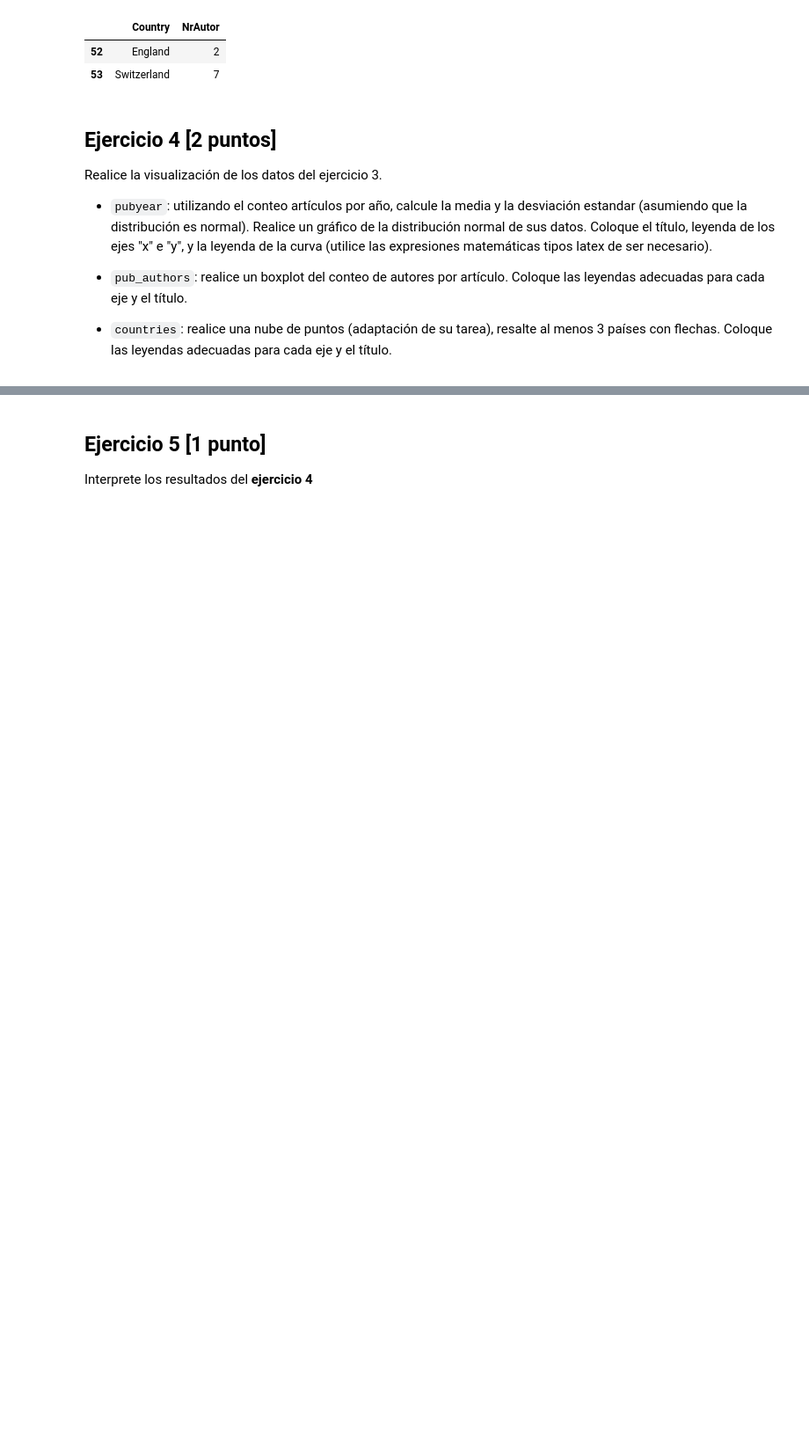
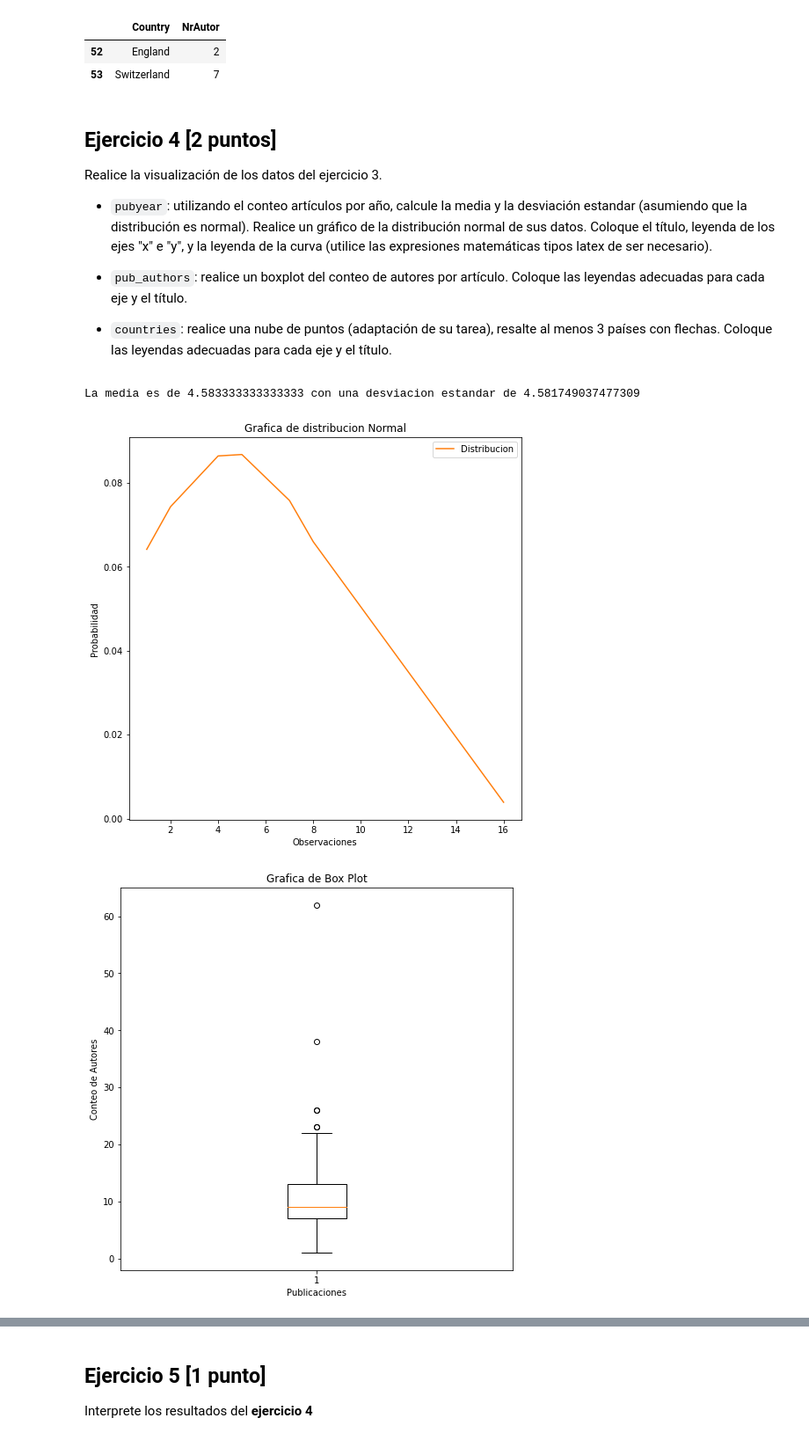
Before and after one commit to Gabba19/Examen-Parcial-II, a Jupyter notebook: 2021II_GBI6_ExamenParcialPython.ipynb, the cells around one changed output, grey strips where cells are left out. Shown: that part at 88% size. Drawn from its saved outputs; the diff is of its cells as text; code cells hidden in the pictures; blank space fills up the shorter version.

Commit message:
Gabrielle Galarraga añadio el ejercicio 4

````diff
--- a/2021II_GBI6_ExamenParcialPython.ipynb
+++ b/2021II_GBI6_ExamenParcialPython.ipynb
@@ -146,3 +146,81 @@ Realice la visualización de los datos del ejercicio 3.
 * ```pub_authors```: realice un boxplot del conteo de autores por artículo. Coloque las leyendas adecuadas para cada eje y el título.
 
 * ```countries```: realice una nube de puntos (adaptación de su tarea), resalte al menos 3 países con flechas. Coloque las leyendas adecuadas para cada eje y el título.
+# %%
+# Escriba aquí su código para el ejercicio 4
+#importamos los librerias
+import matplotlib.pyplot as plt
+import matplotlib as mpl
+from scipy.stats import norm
+import numpy as np
+import statistics
+import pandas as pd
+
+pub_year['NrAutores'] = pd.to_datetime(pub_year['DpYear'], infer_datetime_format=True)
+#Se separa las anios de las fechas para poder realizar el conteo
+FechasLista =  pub_year['NrAutores'].dt.strftime('%Y')
+#Se crea la columna de conteo para poder guardar los valores
+FechasLista =  pd.DataFrame(FechasLista, columns = ['NrAutores'])
+#Le damos nombre al las columnas
+FechasLista =  pd.DataFrame(FechasLista["NrAutores"].value_counts())
+FechasFiltro = pd.DataFrame(FechasLista.rename_axis(columns="DpYear"))
+
+#CALCULOS DE MEDIA Y DESVIACION ESTANDAR
+DesviacionEstandar = FechasFiltro.NrAutores.std()
+CalculoMedia =       FechasFiltro['NrAutores'].mean()
+ListaDatos=          list(FechasFiltro['NrAutores'])
+
+#------------------------------CREACION DE LA FIGURA NR 1------------------------------
+fig, axu = plt.subplots(figsize=(10, 10))
+x_axis=    list(FechasFiltro['NrAutores'])
+#Creacion de titulo tabla
+axu.set_title('Grafica de distribucion Normal')
+Grafico1, = axu.plot(x_axis, norm.pdf(ListaDatos, CalculoMedia, DesviacionEstandar), 'C1', label='Distribucion')
+#Creacion de Etiquetas
+plt.xlabel("Observaciones")
+plt.ylabel("Probabilidad")
+axu.legend(handles=[Grafico1])
+GraficaParametros = plt.gcf()
+plSize = GraficaParametros.get_size_inches()
+GraficaParametros.set_size_inches( 8, 8)
+
+print("La media es de "+ str(CalculoMedia)+" con una desviacion estandar de "+ str(DesviacionEstandar))
+#------------------------------CREACION DE LA FIGURA NR 2------------------------------
+GraficaCountries=list(pub_authors['NrAutor'])
+fig = plt.figure(figsize =(8, 8))
+plt.title("Grafica de Box Plot")
+plt.xlabel("Publicaciones")
+plt.ylabel("Conteo de Autores")
+plt.boxplot(GraficaCountries)
+plt.show()
+#------------------------------OBTENCION DE DATOS LONGITUDES Y LATITUDES------------------------------
+ListaContinentes = coutries['Country'].tolist()
+ListaFiltrada = list()
+for continente in ListaContinentes:
+    if continente not in ListaFiltrada:
+        ListaFiltrada.append(continente)
+#EXPORTACION DEL CSV COUNTRIES PARA LA OBTENCION DE LATITUDES Y LONGITUDES
+Latidud = pd.read_csv('./data/countries.csv', engine='python')
+DataFinal = Latidud[Latidud.name.isin(ListaFiltrada)]
+print(DataFinal)
+#------------------------------CREACION DE LA FIGURA NR 3 - TOMADO DE LA INDICACIONES DEL DEBER ------
+#CREACION GRAFICA 3
+plt.scatter(DataFinal.longitude, DataFinal.latitude, c=DataFinal.latitude)
+plt.colorbar()
+#NOMBRE PAISES
+ard = dict(arrowstyle="->")
+plt.annotate('USA', xy = (-95.712891, 37.09024),xytext = (-90, 38), arrowprops = ard)
+plt.annotate('Netherlands', xy = (5.291266, 52.132633),xytext = (-12, 51), arrowprops = ard)
+plt.annotate('Germany', xy = (10.451526 , 51.165691),xytext = (-13, 50), arrowprops = ard)
+#CREACION DE ETIQUETAS
+plt.title("Nube de puntos")
+plt.xlabel("Latitud")
+plt.ylabel("Longitud")
+#PARAMETROS DE LA TABLA
+GraficaParametros = plt.gcf()
+plSize = GraficaParametros.get_size_inches()
+GraficaParametros.set_size_inches( 9, 9 )
+# %% [output]
+La media es de 4.583333333333333 con una desviacion estandar de 4.581749037477309
+[figure, added]
+[figure, added]
````
Also changed, not shown: parts of 1 cell of this notebook.
